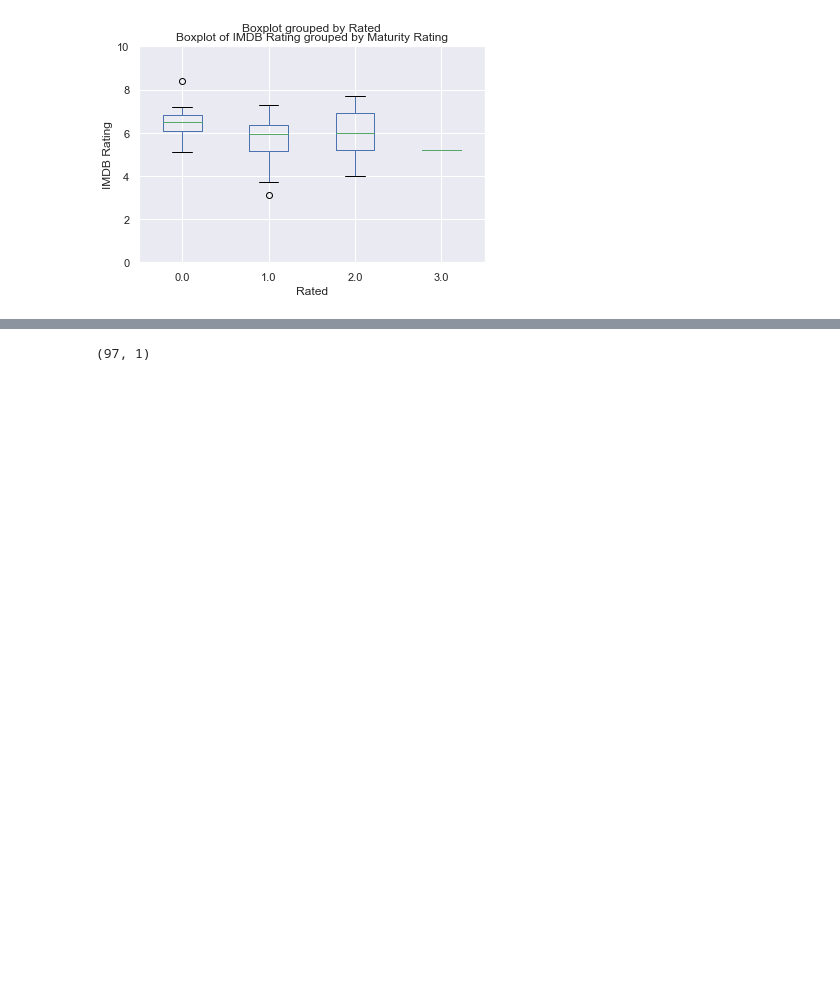
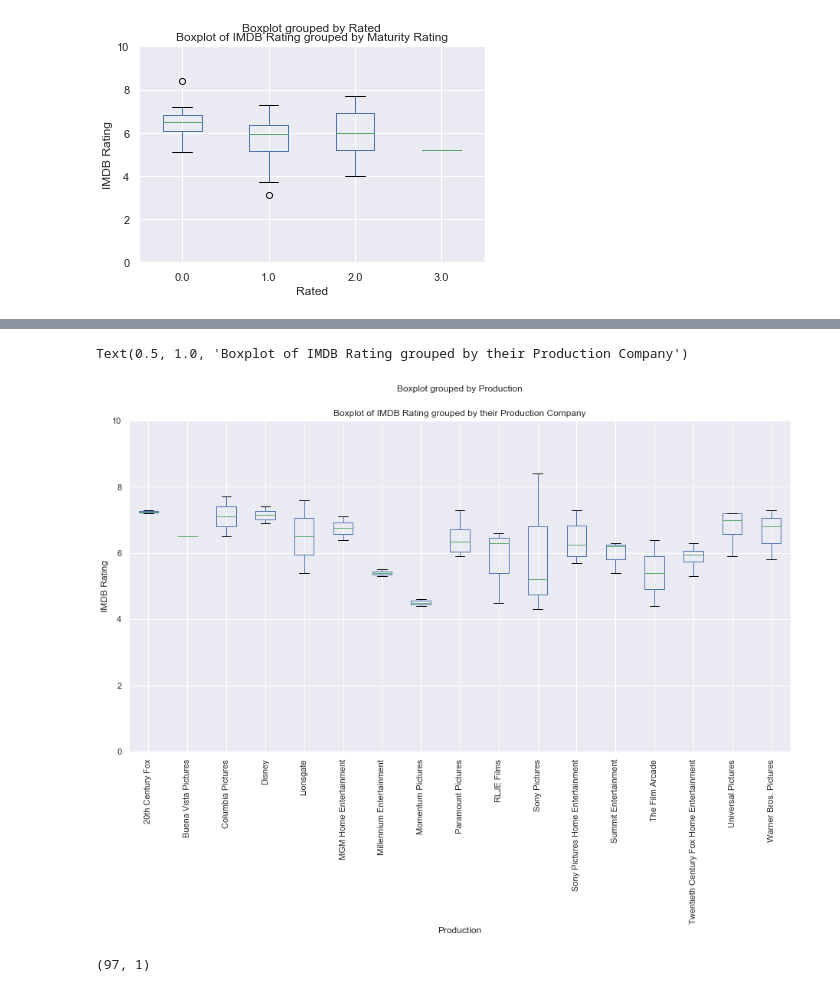
Before and after one commit to RyanJennings1/COMP41680, a Jupyter notebook: COMP41680 Project 1 - 19205824.ipynb, the cells around one changed output, grey strips where cells are left out. Drawn from its saved outputs; the diff is of its cells as text; code cells hidden in the pictures; blank space fills up the shorter version.

```diff
--- a/COMP41680 Project 1 - 19205824.ipynb
+++ b/COMP41680 Project 1 - 19205824.ipynb
@@ -406,0 +405,10 @@ Name: Title, dtype: object
+# %%
+# Plot Rating by Production Company
+common_productions = credits.groupby('Production').filter(lambda x: len(x) > 1)
+ax0 = common_productions.boxplot(column=['imdbRating'], by='Production', figsize=(15, 8), rot=90)
+ax0.set_ylabel('IMDB Rating')
+ax0.set_ylim([0, 10])
+ax0.set_title('Boxplot of IMDB Rating grouped by their Production Company')
+# %% [output]
+Text(0.5, 1.0, 'Boxplot of IMDB Rating grouped by their Production Company')
+[figure, added]
```
Also changed, not shown: parts of 10 cells of this notebook.
